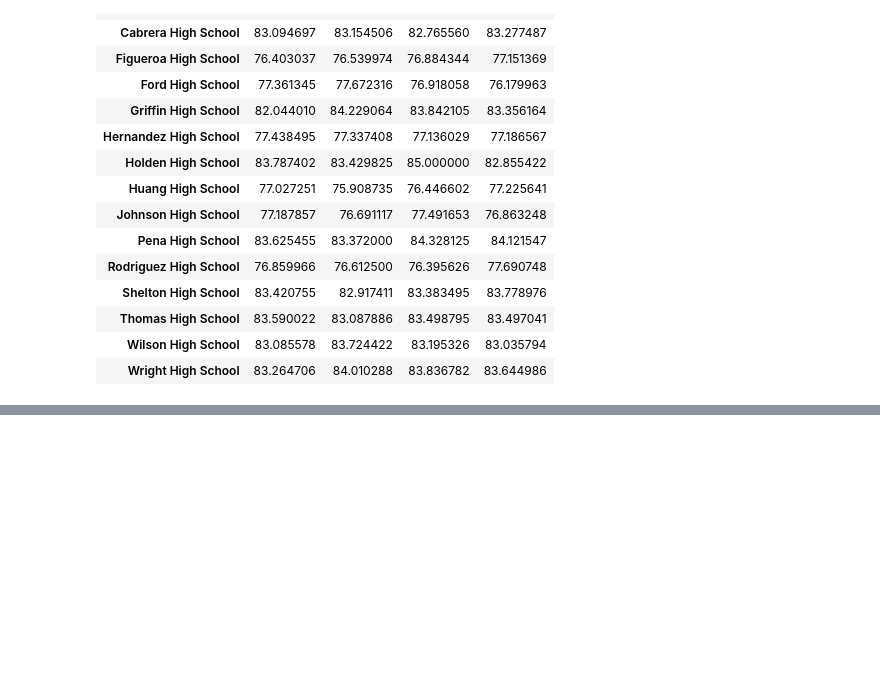
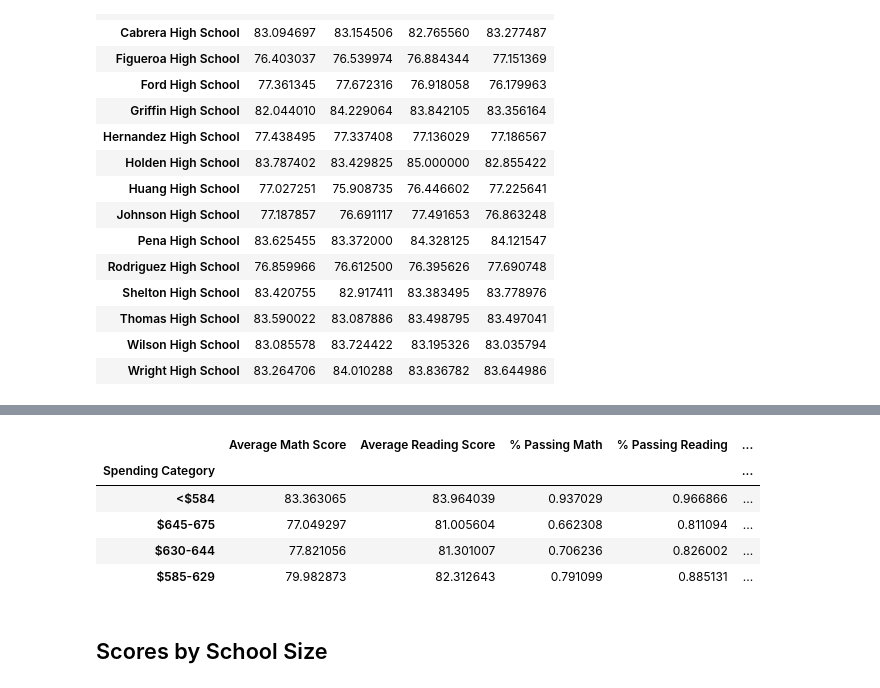
Before and after one commit to jbski/pandas-challenge, a Jupyter notebook: PyCitySchools/PyCitySchools.ipynb, the cells around one changed output, grey strips where cells are left out. Drawn from its saved outputs; the diff is of its cells as text; code cells hidden in the pictures; blank space fills up the shorter version.

```diff
--- a/PyCitySchools/PyCitySchools.ipynb
+++ b/PyCitySchools/PyCitySchools.ipynb
@@ -495,0 +657,12 @@ math_scores_by_grade_df
+# %%
+# Use the existing df and give it a new name with the new columns
+school_scores_df = flagged_school_df
+# %%
+# Calculate the budget per school
+budget_per_school = school_scores_df["budget"] / school_scores_df["size"]
+
+# Add 2 new columns to the dataframe and populuate the values
+school_scores_df["Spending"] = budget_per_school
+school_scores_df["Spending Category"] = school_scores_df["Spending"].apply(spending_range)
+
+school_scores_df.head(3)
@@ -495,0 +675,37 @@ math_scores_by_grade_df
+# %%
+# Group the dataframe by the new spending category created above
+spending_category_df = school_scores_df.groupby("Spending Category")
+# %%
+# Calculate total students per category
+total_students_per_category = spending_category_df["Spending Category"].count()
+
+# Calculate the average math score
+avg_math_score = spending_category_df["math_score"].mean()
+
+# Calculate the average reading score
+avg_reading_score = spending_category_df["reading_score"].mean()
+
+# Calculate the passing percentages for each school
+percent_passing_math = spending_category_df["math_pass_flag"].sum() / total_students_per_category
+percent_passing_reading = spending_category_df["reading_pass_flag"].sum() / total_students_per_category
+percent_passing_overall = spending_category_df["pass_overall_flag"].sum() / total_students_per_category
+
+# Convert the budget per student series into a data frame
+spending_category_df = pd.DataFrame({"Average Math Score" : avg_math_score,
+                                     "Average Reading Score" : avg_reading_score,
+                                     "% Passing Math" : percent_passing_math,
+                                     "% Passing Reading" : percent_passing_reading,
+                                     "% Overall Passing" : percent_passing_overall})
+
+spending_category_df.sort_values("Spending Category", inplace = True, ascending = False)
+# %%
+spending_category_df
+# %% [output]
+|  | Average Math Score | Average Reading Score | % Passing Math | % Passing Reading | ... |
+| Spending Category |  |  |  |  | ... |
+| <$584 | 83.363065 | 83.964039 | 0.937029 | 0.966866 | ... |
+| $645-675 | 77.049297 | 81.005604 | 0.662308 | 0.811094 | ... |
+| $630-644 | 77.821056 | 81.301007 | 0.706236 | 0.826002 | ... |
+| $585-629 | 79.982873 | 82.312643 | 0.791099 | 0.885131 | ... |
+# %% [markdown]
+## Scores by School Size
```
Also changed, not shown: parts of 68 cells of this notebook, 2 other files.
